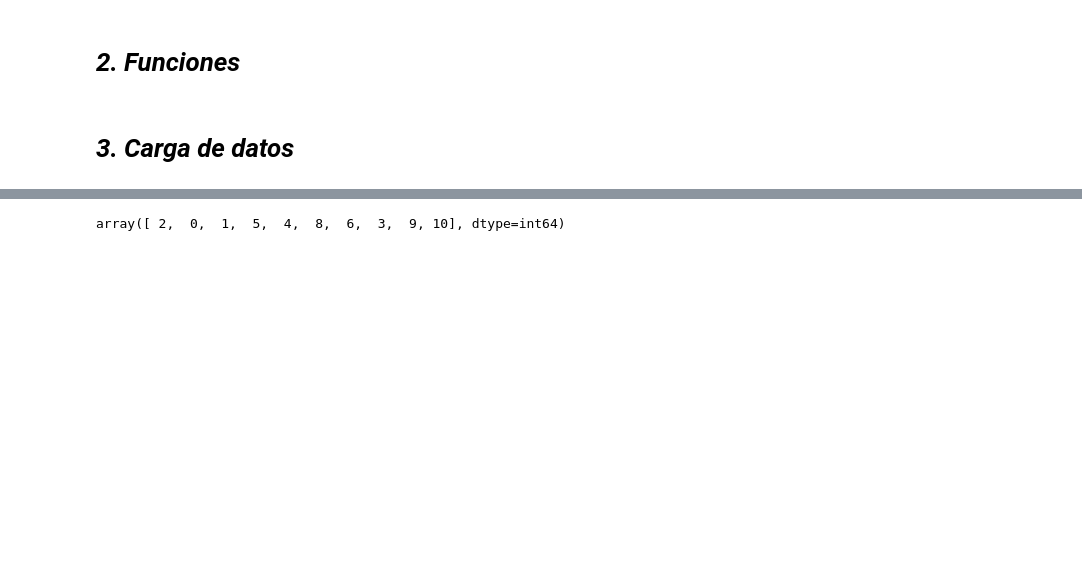
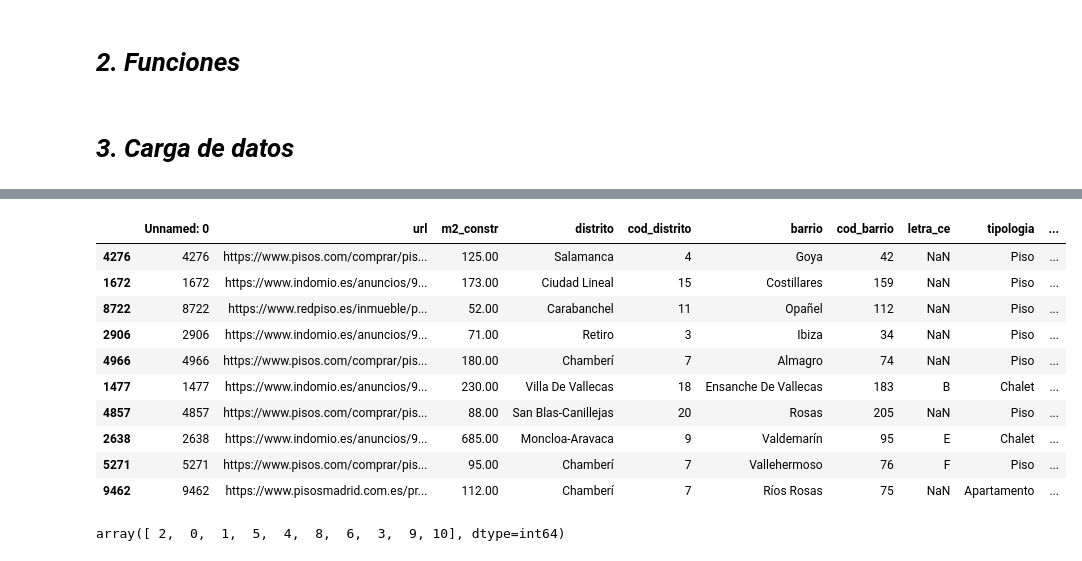
Before and after one commit to avaquerocastro/precios-de-vivienda-madrid, a Jupyter notebook: codigo/04-modelos/modelo-baseline/modelo-baseline.ipynb, the cells around one changed output, grey strips where cells are left out. Drawn from its saved outputs; the diff is of its cells as text; code cells hidden in the pictures; blank space fills up the shorter version.

Commit message:
Finalizado Modelo Baseline

```diff
--- a/codigo/04-modelos/modelo-baseline/modelo-baseline.ipynb
+++ b/codigo/04-modelos/modelo-baseline/modelo-baseline.ipynb
@@ -168,6 +157,6 @@ def reduce_mem_usage(df, turn_cat=False, silence=True):
 # %% [markdown]
 # **_3. Carga de datos_**
 # %%
-dfb= pd.read_csv('./data/dfEDA_final.csv',index_col=False)
+df= pd.read_csv('./data/dfbaseline_sin_process.csv',index_col=False)
 #dfb= pd.read_csv('./dfEDA_final.csv',index_col=False)
 # %% [output]
@@ -179,5 +168,5 @@ dfb.shape
 # %%
-dfb = dfb.loc[:, ~dfb.columns.duplicated()]
+df = dfb.loc[:, ~dfb.columns.duplicated()]
 # %%
 column_name = dfb.columns[94]
 
@@ -191,0 +198,3 @@ array(['privado', 'no_aplica', 'público'], dtype=object)
+# %%
+
+df["precio"] = df["precio"].astype("float64")
@@ -191,0 +204,14 @@ array(['privado', 'no_aplica', 'público'], dtype=object)
+# %%
+# Calcular el precio promedio por barrio
+codbarrio_precios = df.groupby('cod_barrio')['precio'].mean().reset_index()
+
+# Clasificar los codigos de barrio en cinco grupos
+codbarrio_precios['cod_barrio_group'] = pd.qcut(codbarrio_precios['precio'], q=5, labels=[1, 2, 3, 4, 5])
+
+# Crear un diccionario de mapeo para asignar grupos a cada barrio en el DataFrame original
+cod_barrio_mapping = dict(zip(codbarrio_precios['cod_barrio'], codbarrio_precios['cod_barrio_group']))
+df['cod_barrio_group'] = df['cod_barrio'].map(cod_barrio_mapping)
+
+#eliminamos la variable
+columns_to_drop = ["cod_barrio"]
+df = df.drop(columns=columns_to_drop)
@@ -192,3 +241,17 @@ array(['privado', 'no_aplica', 'público'], dtype=object)
+# %%
+df.sample(10)
+# %% [output]
+|  | Unnamed: 0 | url | m2_constr | distrito | cod_distrito | barrio | cod_barrio | letra_ce | tipologia | ... |
+| 4276 | 4276 | https://www.pisos.com/comprar/pis... | 125.00 | Salamanca | 4 | Goya | 42 | NaN | Piso | ... |
+| 1672 | 1672 | https://www.indomio.es/anuncios/9... | 173.00 | Ciudad Lineal | 15 | Costillares | 159 | NaN | Piso | ... |
+| 8722 | 8722 | https://www.redpiso.es/inmueble/p... | 52.00 | Carabanchel | 11 | Opañel | 112 | NaN | Piso | ... |
+| 2906 | 2906 | https://www.indomio.es/anuncios/9... | 71.00 | Retiro | 3 | Ibiza | 34 | NaN | Piso | ... |
+| 4966 | 4966 | https://www.pisos.com/comprar/pis... | 180.00 | Chamberí | 7 | Almagro | 74 | NaN | Piso | ... |
+| 1477 | 1477 | https://www.indomio.es/anuncios/9... | 230.00 | Villa De Vallecas | 18 | Ensanche De Vallecas | 183 | B | Chalet | ... |
+| 4857 | 4857 | https://www.pisos.com/comprar/pis... | 88.00 | San Blas-Canillejas | 20 | Rosas | 205 | NaN | Piso | ... |
+| 2638 | 2638 | https://www.indomio.es/anuncios/9... | 685.00 | Moncloa-Aravaca | 9 | Valdemarín | 95 | E | Chalet | ... |
+| 5271 | 5271 | https://www.pisos.com/comprar/pis... | 95.00 | Chamberí | 7 | Vallehermoso | 76 | F | Piso | ... |
+| 9462 | 9462 | https://www.pisosmadrid.com.es/pr... | 112.00 | Chamberí | 7 | Ríos Rosas | 75 | NaN | Apartamento | ... |
 # %%
 dfb["num_garajes"].unique()
 # %% [output]
```
Also changed, not shown: parts of 13 cells of this notebook, 4 other files.
